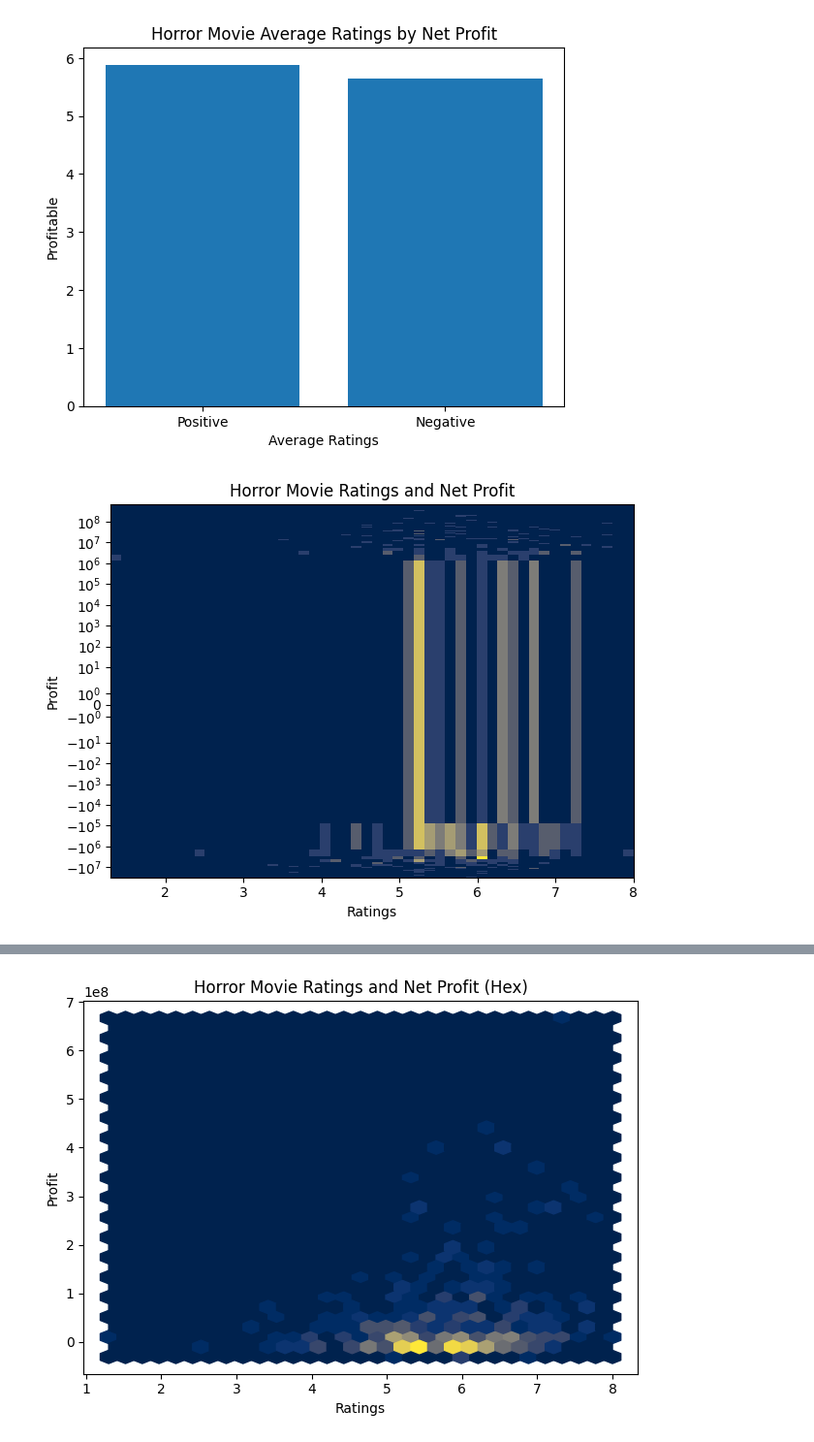
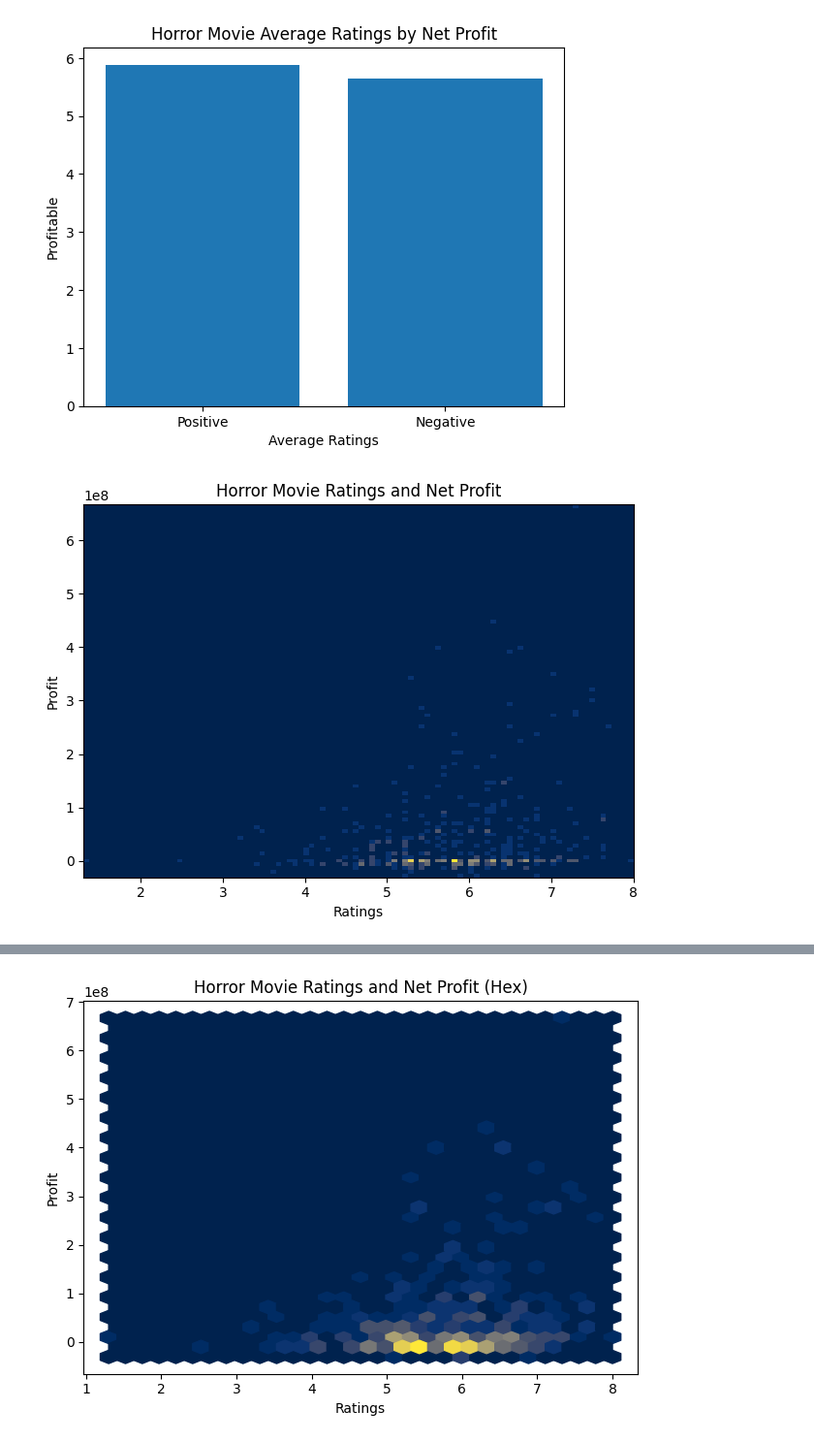
Before and after one commit to XinLiGitHub/imdbhorrorscraper, a Jupyter notebook: imdb_horror_graphs.ipynb, the cells around one changed output, grey strips where cells are left out. Shown at 97% size. Drawn from its saved outputs; the diff is of its cells as text; code cells hidden in the pictures.

Commit message:
4fun scatterplots

```diff
--- a/imdb_horror_graphs.ipynb
+++ b/imdb_horror_graphs.ipynb
@@ -115,17 +115,19 @@ plt.bar(PosNeg, AvgRatingByNet)
 # %%
 df2 = pd.read_csv('imdbhorrordata5kratingsv3_allnet.csv')
 plt.xlabel("Ratings")
 plt.ylabel("Profit")
 plt.title("Horror Movie Ratings and Net Profit")
 
-plt.hist2d(df2['Rating'], df2['Net'], bins = [50, 500], cmap='cividis')
-plt.yscale('symlog')
+plt.hist2d(df2['Rating'], df2['Net'], bins = [100, 100], cmap='cividis')
+# plt.yscale('log')
+plt.ylim
+# plt.yticks([0, 2, 3, 4, 5, 6, 7, 8, 9, 1000, 10000, 1000000000])
 plt.tight_layout()
 plt.show()
 
 # df['Rating']
 # %% [output]
-[figure, old version]
+[figure, new version]
 # %%
 df2
 # %% [output]
```
Also changed, not shown: parts of 4 cells of this notebook.
